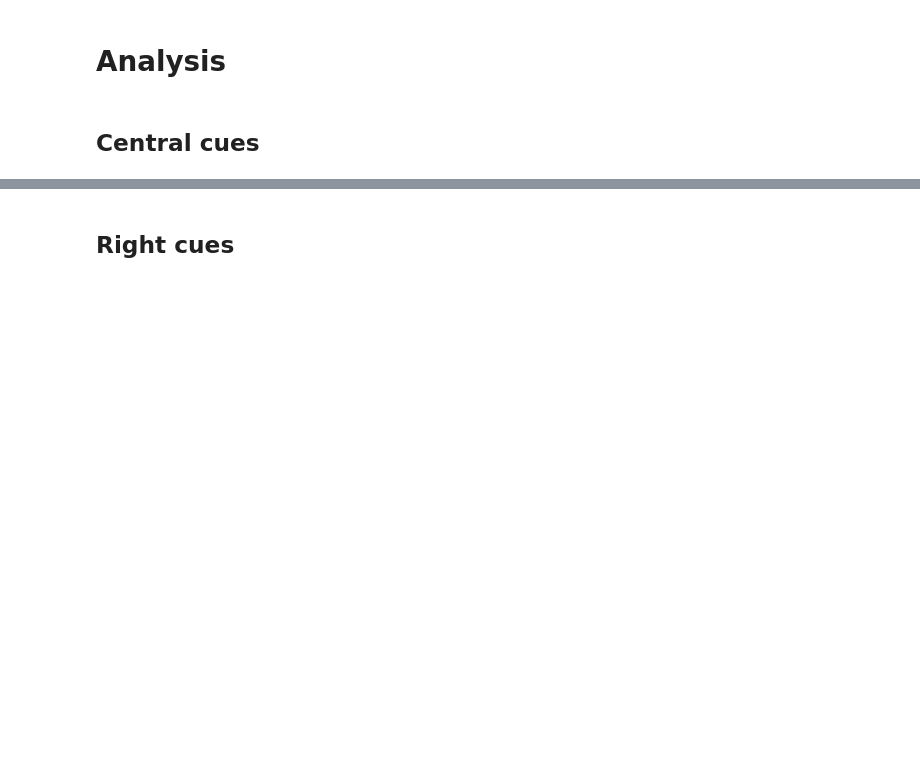
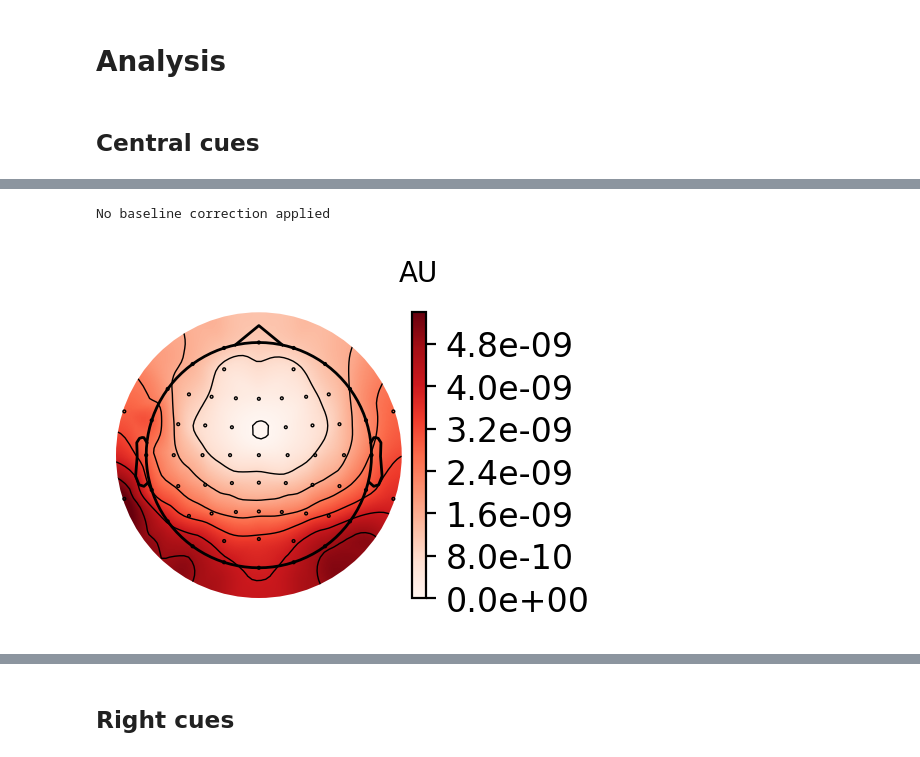
Before and after one commit to locua/time-frequency-analysis, a Jupyter notebook: tf.ipynb, the cells around one changed output, grey strips where cells are left out. Saved outputs shown, nothing was run; the diff lists cells and outputs as text; code cells hidden in the pictures; blank space fills up the shorter version.

```diff
--- a/tf.ipynb
+++ b/tf.ipynb
@@ -240,2 +249,8 @@ Reading 0 ... 678635  =      0.000 ...   678.635 secs...
+# %%
+average_power_active.plot_topomap()
+plt.show()
+# %% [output]
+No baseline correction applied
+[figure, added]
 # %%
 # Plot the result
```
Also changed, not shown: parts of 8 cells of this notebook, 4 other files.
